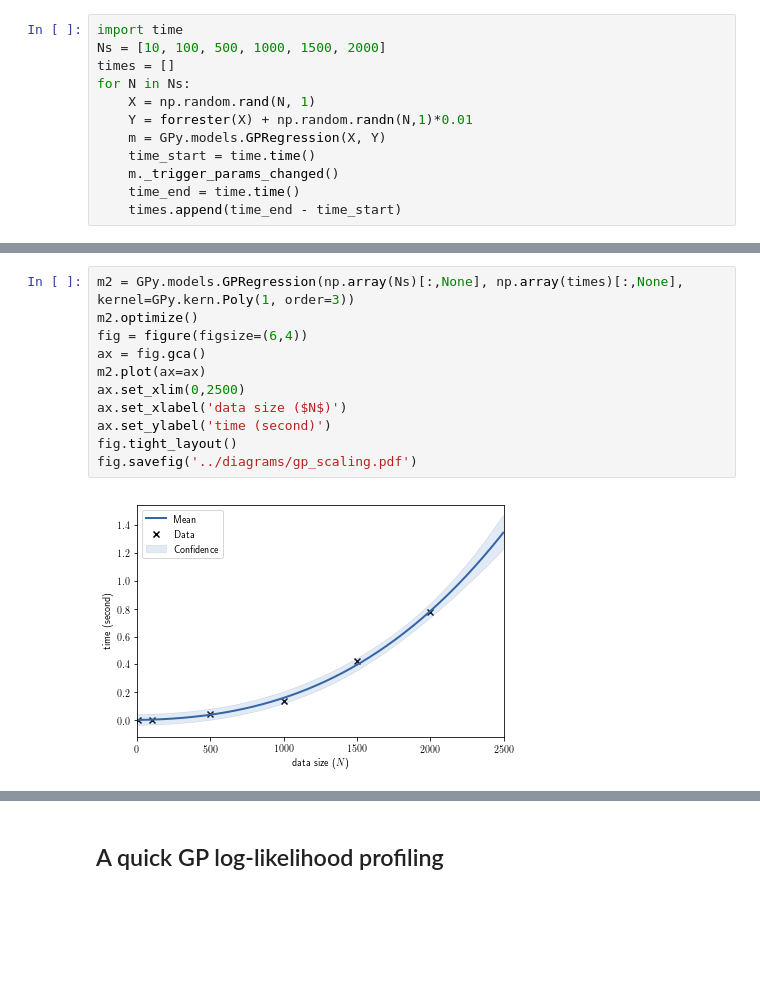
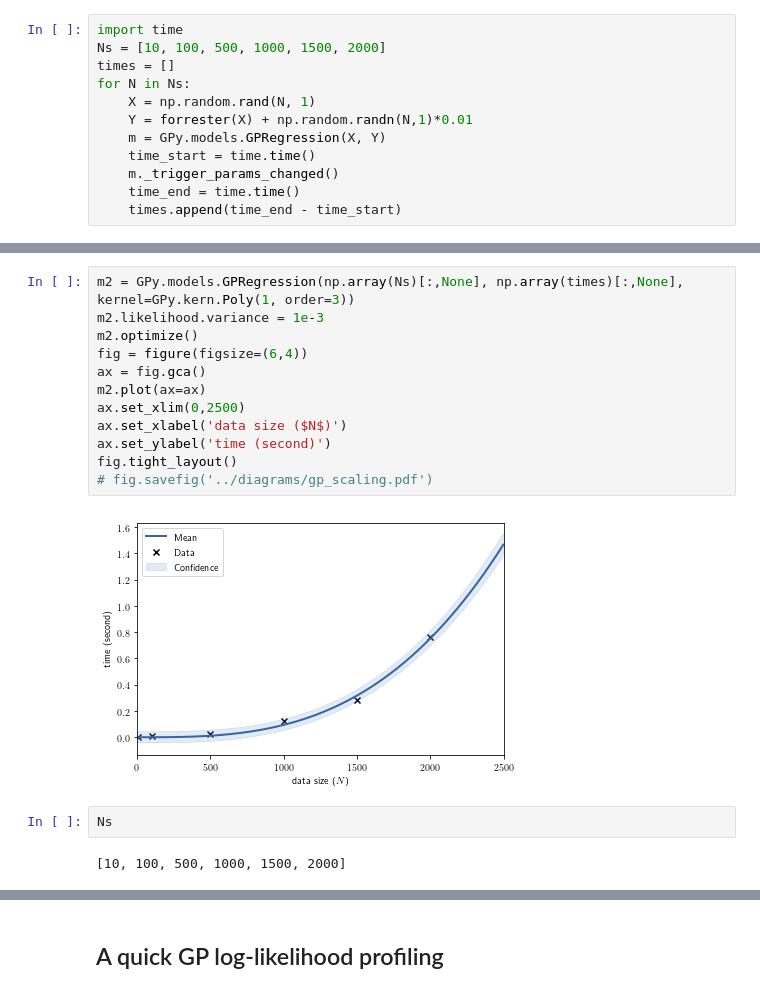
Before and after one commit to zhenwendai/zhenwendai.github.io, a Jupyter notebook: _talks/plymouth2019/notebooks/GP_notebook.ipynb, the cells around one changed output, grey strips where cells are left out. Drawn from its saved outputs; the diff is of its cells as text; blank space fills up the shorter version.

```diff
--- a/_talks/plymouth2019/notebooks/GP_notebook.ipynb
+++ b/_talks/plymouth2019/notebooks/GP_notebook.ipynb
@@ -45,13 +91,18 @@ for N in Ns:
 # %%
 m2 = GPy.models.GPRegression(np.array(Ns)[:,None], np.array(times)[:,None], kernel=GPy.kern.Poly(1, order=3))
+m2.likelihood.variance = 1e-3
 m2.optimize()
 fig = figure(figsize=(6,4))
 ax = fig.gca()
 m2.plot(ax=ax)
 ax.set_xlim(0,2500)
 ax.set_xlabel('data size ($N$)')
 ax.set_ylabel('time (second)')
 fig.tight_layout()
-fig.savefig('../diagrams/gp_scaling.pdf')
+# fig.savefig('../diagrams/gp_scaling.pdf')
 # %% [output]
-[figure, old version]
+[figure, new version]
+# %%
+Ns
+# %% [output]
+[10, 100, 500, 1000, 1500, 2000]
```
Also changed, not shown: parts of 33 cells of this notebook, 23 other files.
